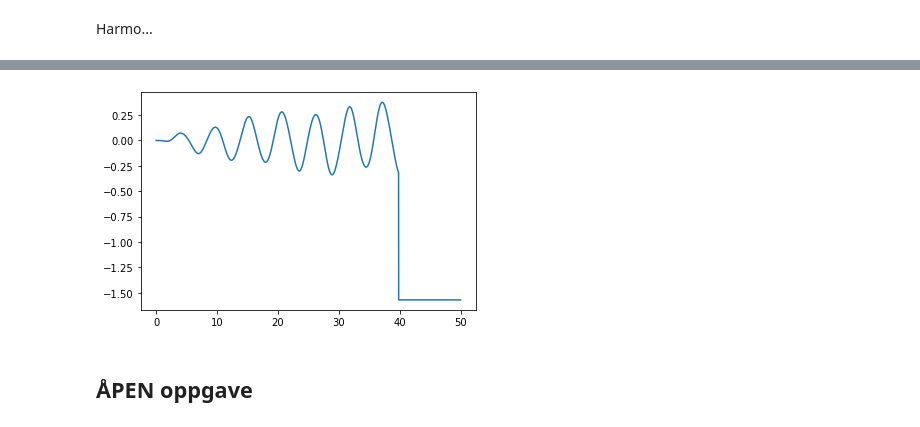
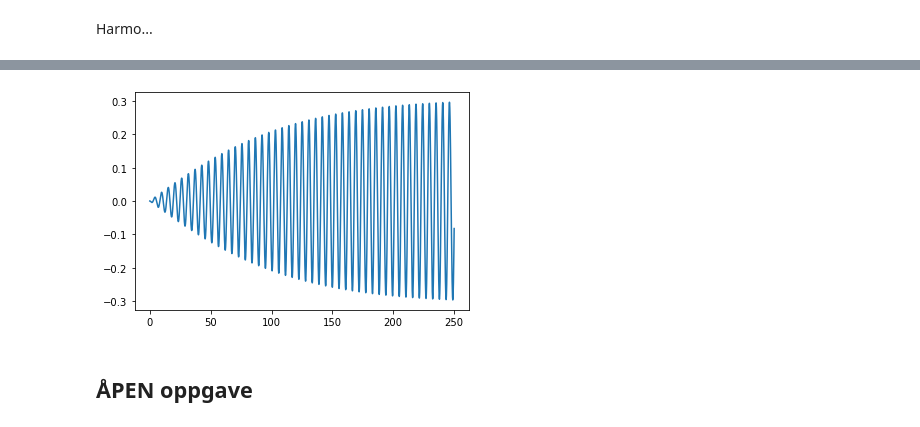
Before and after one commit to Trond01/TMA4320_prosjekt_2, a Jupyter notebook: prosjekt2.ipynb, the cells around one changed output, grey strips where cells are left out. Drawn from its saved outputs; the diff is of its cells as text; code cells hidden in the pictures.

```diff
--- a/prosjekt2.ipynb
+++ b/prosjekt2.ipynb
@@ -590,7 +596,7 @@ def ode_solver(f, t0, t_end, w0, h0, method=euler_method):
 
         if capsized:
             tn += h
-            wn = np.array([np.pi/2 * np.sign(wn[0]), 0, 0, 0, max(-R, wn[4]-0.2), 0, 0, 0])
+            wn = np.array([np.pi/2 * np.sign(wn[0]), 0, wn[2], 0, max(-R, wn[4]-0.2), 0, 0, 0])
         else:
             tn, wn = method(f, tn, wn, h) # Do last step
 
@@ -1223,20 +1199,20 @@ plt.show()
 # %%
-# 2g
 
 t0 = 0
-t_end = 50
-w0 = [0, 0, 0, 0, 0, 0, 0, 0]
+t_end = 250
+w0 = [0, 0, 0, 0, yC0, 0, 0, 0]
 h = 0.01
-F_0 = 0.625*m*g
-omega_w = np.sqrt(m*g*0.42*R/I_C)
+F_0 = 0.1*m*g
+omega_w_scale_factor = 1
+omega_w = omega_w_scale_factor*np.sqrt(m*g*h_CM/I_C)
 k_f = 100
 
 t_vals, w_vals = ode_solver(f_wind_friction, t0, t_end, w0, h, method=RK4_method)
 
 plt.plot(t_vals, w_vals[0])
 plt.show()
 # %% [output]
-[figure, old version]
+[figure, new version]
 # %% [markdown]
 ## ÅPEN oppgave <a class="anchor" id="w-force"></a>
 # %%
```
Also changed, not shown: parts of 32 cells of this notebook, 8 other files.
